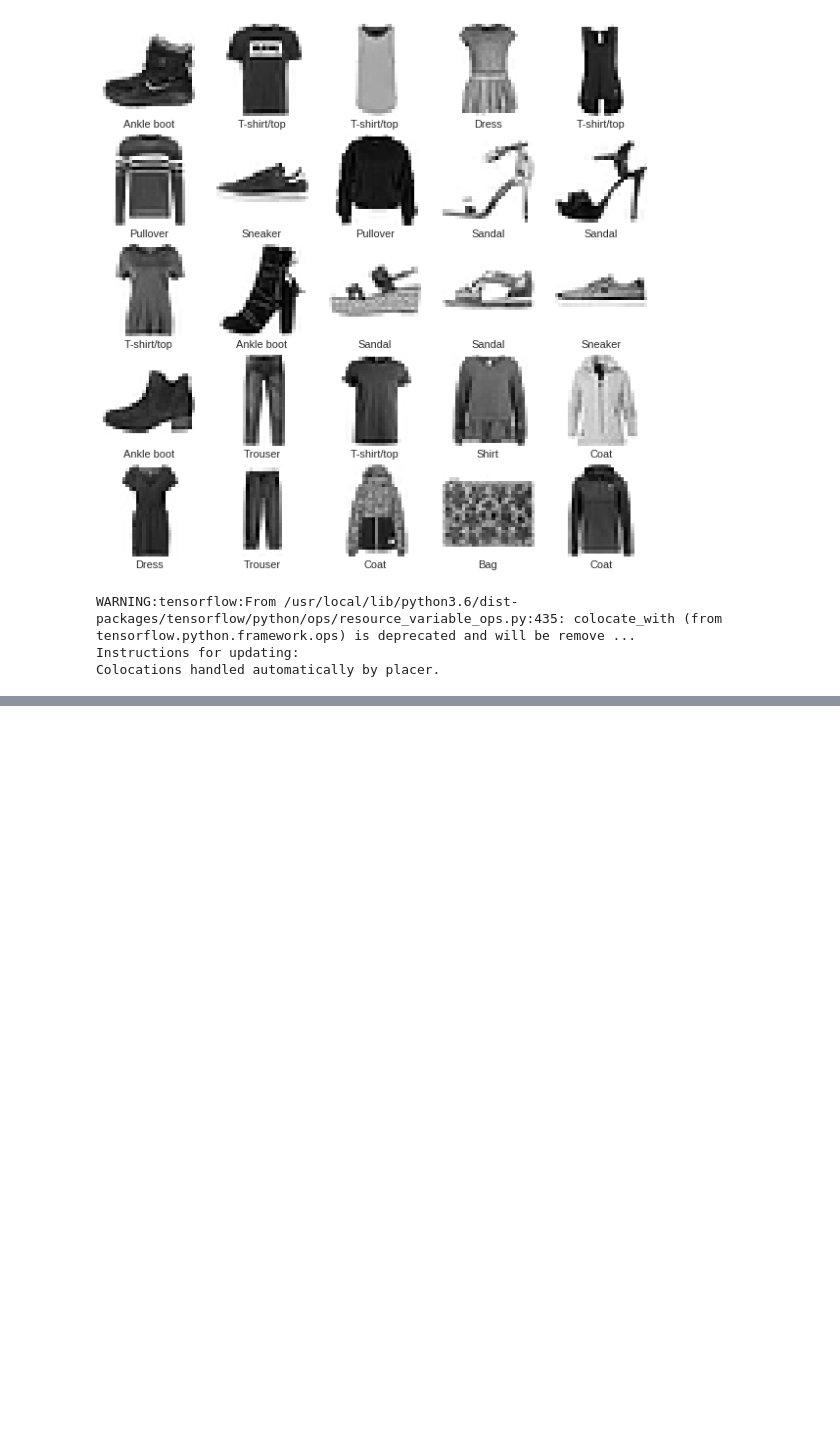
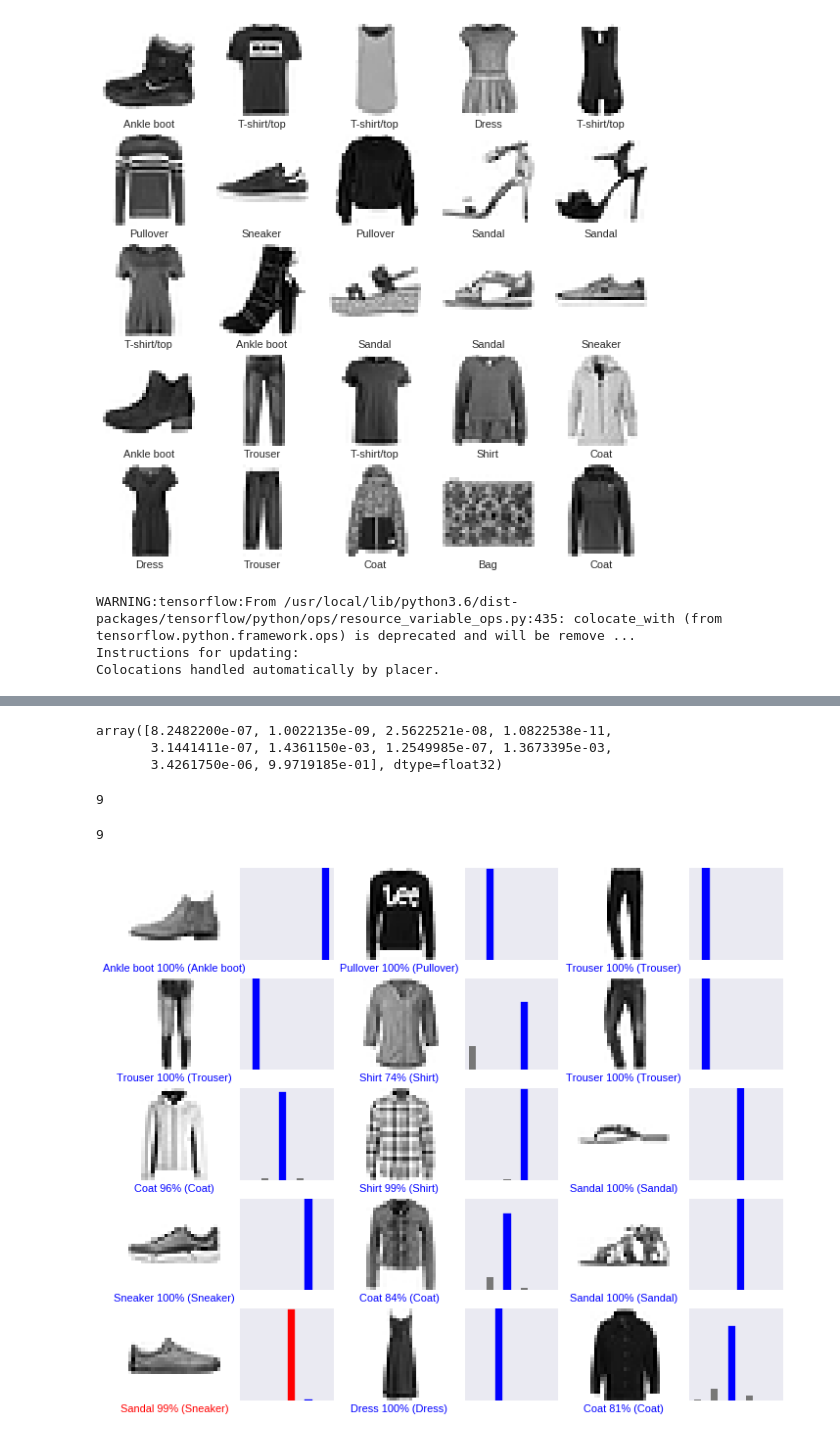
Before and after one commit to lambdaps/TensorFlow-Notebook, a Jupyter notebook: Basic Classification - Fashion MNIST.ipynb, the cells around one changed output, grey strips where cells are left out. Drawn from its saved outputs; the diff is of its cells as text; code cells hidden in the pictures; blank space fills up the shorter version.

```diff
--- a/Basic Classification - Fashion MNIST.ipynb
+++ b/Basic Classification - Fashion MNIST.ipynb
@@ -87,0 +112,65 @@ model.compile(optimizer='adam',
+# %%
+predictions[0]
+# %% [output]
+array([8.2482200e-07, 1.0022135e-09, 2.5622521e-08, 1.0822538e-11,
+       3.1441411e-07, 1.4361150e-03, 1.2549985e-07, 1.3673395e-03,
+       3.4261750e-06, 9.9719185e-01], dtype=float32)
+# %%
+#A prediction is an array of 10 numbers. These describe the "confidence" of the model that the image corresponds to each of the 10 different articles of clothing.
+#We can see which label has the highest confidence value:
+
+
+np.argmax(predictions[0])
+# %% [output]
+9
+# %%
+test_labels[0]
+# %% [output]
+9
+# %%
+#We can graph this to look at the full set of 10 channels
+def plot_image(i, predictions_array, true_label, img):
+  predictions_array, true_label, img = predictions_array[i], true_label[i], img[i]
+  plt.grid(False)
+  plt.xticks([])
+  plt.yticks([])
+
+  plt.imshow(img, cmap=plt.cm.binary)
+
+  predicted_label = np.argmax(predictions_array)
+  if predicted_label == true_label:
+    color = 'blue'
+  else:
+    color = 'red'
+
+  plt.xlabel("{} {:2.0f}% ({})".format(class_names[predicted_label],
+                                100*np.max(predictions_array),
+                                class_names[true_label]),
+                                color=color)
+
+def plot_value_array(i, predictions_array, true_label):
+  predictions_array, true_label = predictions_array[i], true_label[i]
+  plt.grid(False)
+  plt.xticks([])
+  plt.yticks([])
+  thisplot = plt.bar(range(10), predictions_array, color="#777777")
+  plt.ylim([0, 1])
+  predicted_label = np.argmax(predictions_array)
+
+  thisplot[predicted_label].set_color('red')
+  thisplot[true_label].set_color('blue')
+# %%
+# Plot the first X test images, their predicted label, and the true label
+# Color correct predictions in blue, incorrect predictions in red
+num_rows = 5
+num_cols = 3
+num_images = num_rows*num_cols
+plt.figure(figsize=(2*2*num_cols, 2*num_rows))
+for i in range(num_images):
+  plt.subplot(num_rows, 2*num_cols, 2*i+1)
+  plot_image(i, predictions, test_labels, test_images)
+  plt.subplot(num_rows, 2*num_cols, 2*i+2)
+  plot_value_array(i, predictions, test_labels)
+plt.show()
+# %% [output]
+[figure, added]
```
Also changed, not shown: parts of 4 cells of this notebook.
